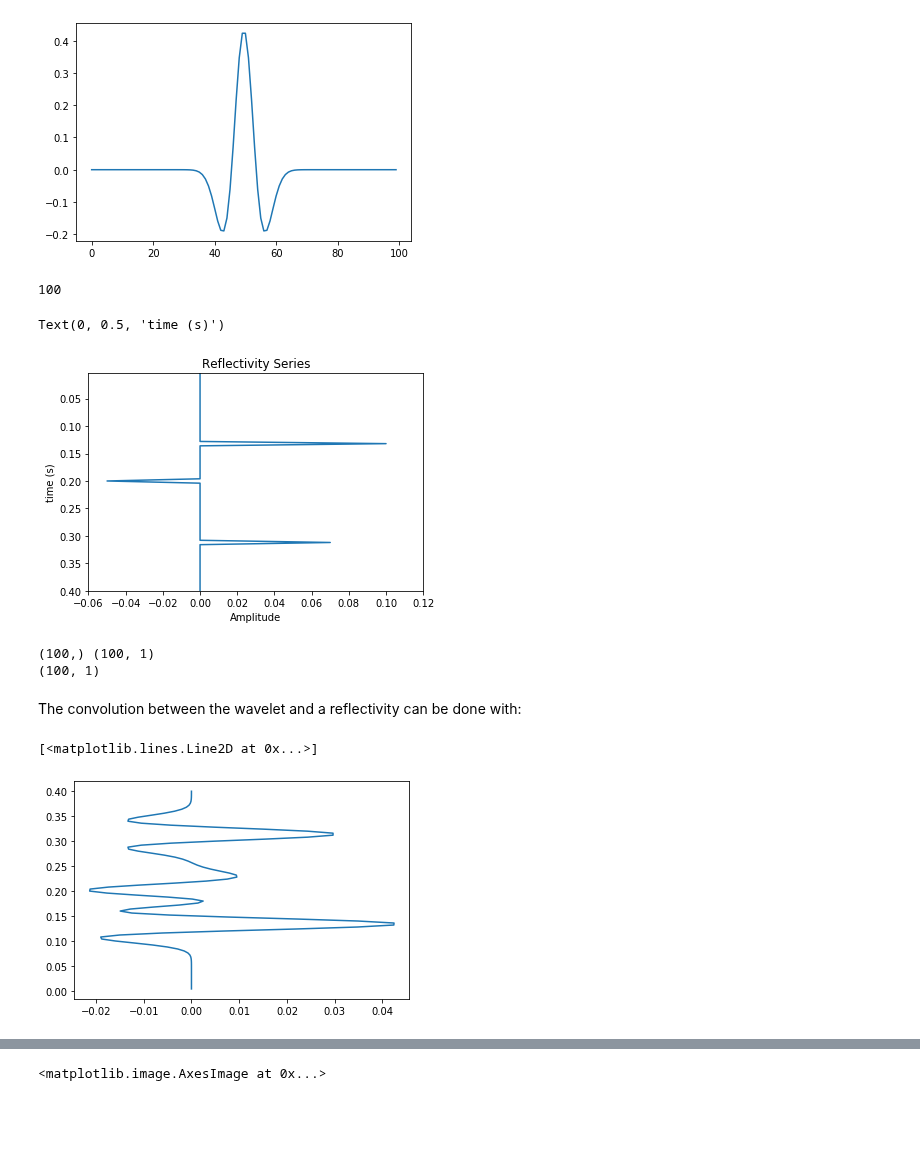
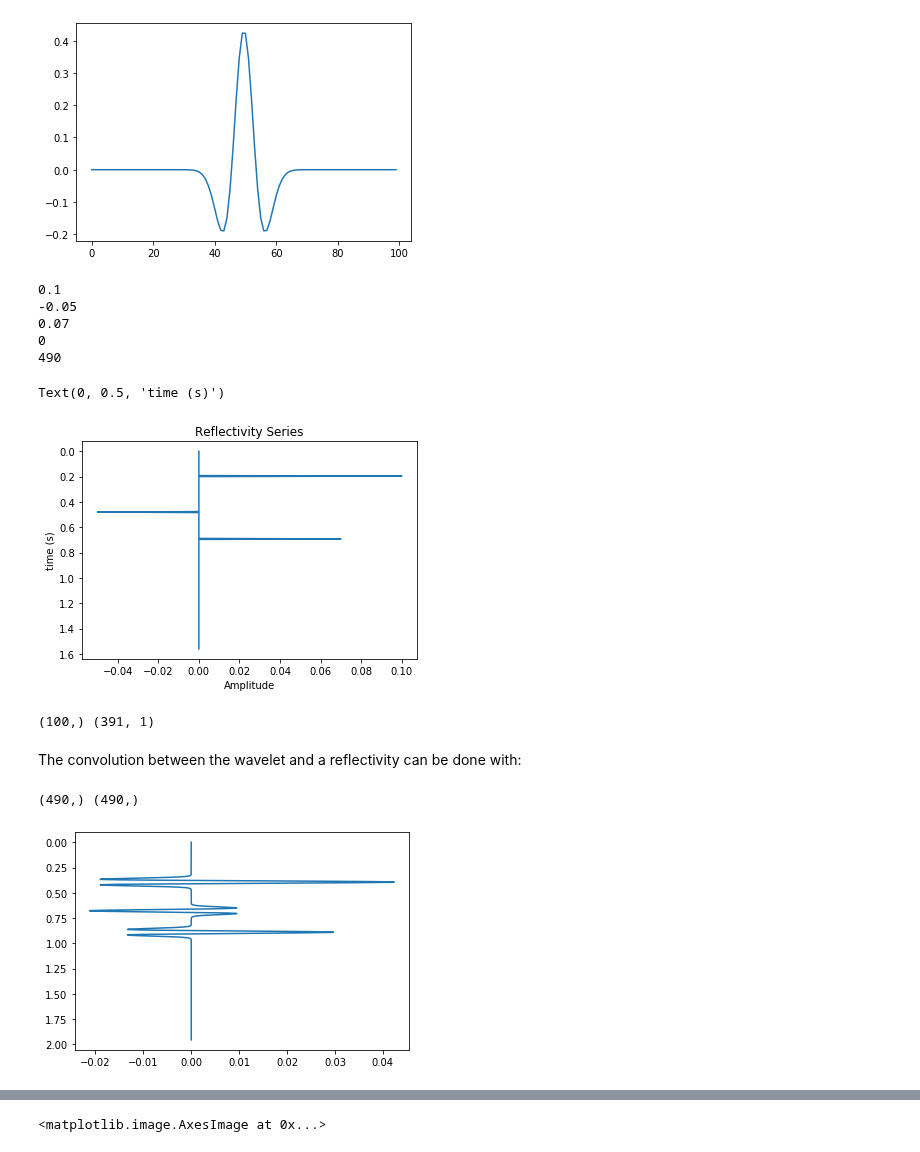
Before and after one commit to dtrad/geoml_course, a Jupyter notebook: assignment1solved.ipynb, the cells around one changed output, grey strips where cells are left out. Saved outputs shown, nothing was run; the diff lists cells and outputs as text; code cells hidden in the pictures; blank space fills up the shorter version.

```diff
--- a/assignment1solved.ipynb
+++ b/assignment1solved.ipynb
@@ -195,0 +179,9 @@ vel=1500
+# %%
+#my arbitrary choices for R, x, dx
+R=[0.1,-0.05,0.07,0]
+z=[200,500,1070,1600] # depth
+vel=[1500,2000,2500,3000]
+nz=len(z)
+h=[z[i]-z[i-1] for i in range(1,4)]
+h.append(z[-1]+1000)
+print(len(h),len(R),len(z),len(vel))
@@ -210,39 +204,44 @@ def reflectivity(vel,h,R,dt):
     r[-1] = R #r(end) = Reflectivity
     return r
 # %%
-r1 = reflectivity(vel,h1,R1,dt) #should have a 1d reflectivity in time with sample dt, like [0, 0, 0, 0, 0, 0, 0, 0, R]
-r2 = reflectivity(vel,h2,R2,dt)
-r3 = reflectivity(vel,h3,R3,dt)
-r4 = reflectivity(vel,h4,R4,dt)
-rseries = np.concatenate((r1,r2,r3,r4)) #make time sample -reflectivity series
+rseries=reflectivity(vel[0],h[0],R[0],dt)
+print(R[0])
+for i in range(1,len(vel)):
+    print(R[i])
+    r = reflectivity(vel[i],h[i],R[i],dt) #should have a 1d reflectivity in time with sample dt, like [0, 0, 0, 0, 0, 0, 0, 0, R]
+    rseries = np.concatenate((rseries,r)) #make time sample -reflectivity series
+
 #Plot Reflectivity
 #make time axis using length of reflectivity series
-taxis = np.zeros(len(rseries))
-for i in range(0,len(rseries)):
-    taxis[i] = dt+i*dt
-#print(taxis) #so far so good
+raxis=np.arange(0,len(rseries))
+raxis=raxis*dt
 print(len(taxis))
-plt.plot(rseries,taxis)
-plt.axis([-0.06, 0.12, taxis.max(), taxis.min()])
+plt.plot(rseries,raxis)
+plt.gca().invert_yaxis()
 plt.title('Reflectivity Series')
 plt.xlabel('Amplitude')
 plt.ylabel('time (s)')
 # %% [output]
-100
+0.1
+-0.05
+0.07
+0
+490
 Text(0, 0.5, 'time (s)')
-[figure, old version]
+[figure, new version]
 # %%
 print(wavelet.shape,rseries.shape)
-wavelet2=wavelet[:,np.newaxis]
-print(wavelet2.shape)
 # %% [output]
-(100,) (100, 1)
-(100, 1)
+(100,) (391, 1)
 # %% [markdown]
 The convolution between the wavelet and a reflectivity can be done with:
 # %%
-x=signal.convolve(wavelet2, rseries, mode='same')
+x=signal.convolve(wavelet, rseries.ravel(), mode='full')
+taxis=np.arange(0,len(x))
+taxis=taxis*dt
+print(taxis.shape,x.shape)
 plt.plot(x,taxis)
+plt.gca().invert_yaxis()
 # %% [output]
-[<matplotlib.lines.Line2D at 0x...>]
+(490,) (490,)
-[figure, old version]
+[figure, new version]
```
Also changed, not shown: parts of 6 cells of this notebook.
